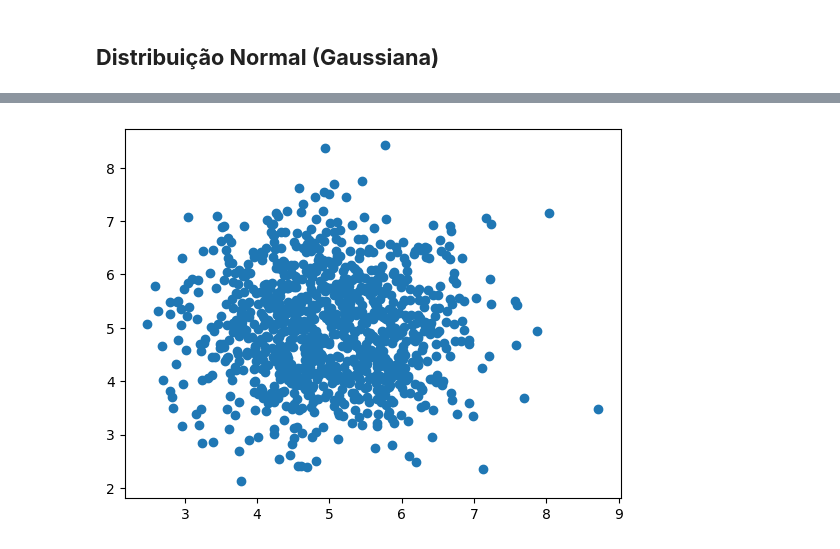
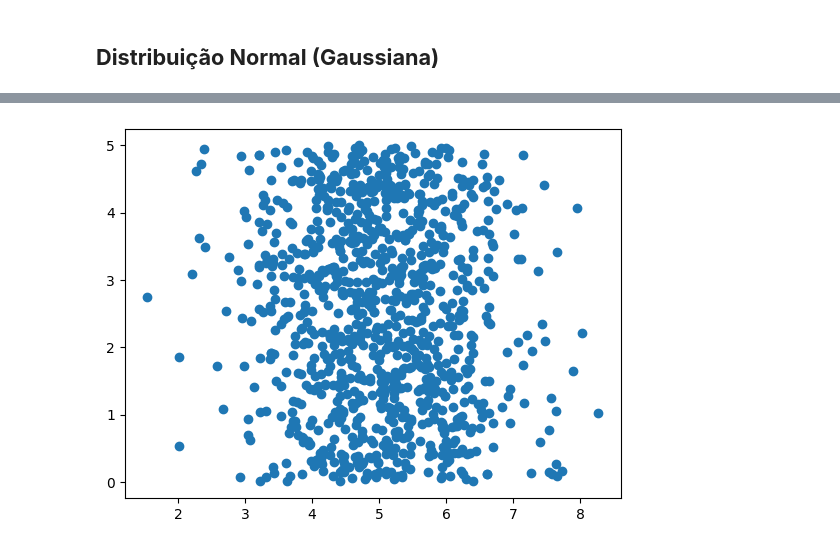
Before and after one commit to Joaohsd/artificial-intelligence, a Jupyter notebook: Materiais/Notebooks/Introducao/dataIntroduction.ipynb, the cells around one changed output, grey strips where cells are left out. Cells and saved outputs as stored; diff of their text form; code cells hidden in the pictures.

```diff
--- a/Materiais/Notebooks/Introducao/dataIntroduction.ipynb
+++ b/Materiais/Notebooks/Introducao/dataIntroduction.ipynb
@@ -69,16 +69,16 @@ A **distribuição normal** é uma das distribuições de probabilidade mais uti
 # %%
 import matplotlib.pyplot as plt
 
 # Criando duas variáveis aleatórias de 1000 amostras com distribuição gaussiana.
 # Esssa possui média 5 e desvio padrão 1
 
 x = numpy.random.normal(5.0, 1, 1000)
-y = numpy.random.normal(5.0, 1, 1000)
+y = numpy.random.uniform(0.0, 5.0, 1000)
 
 plt.scatter(x, y)
 plt.show()
 # %% [output]
-[figure, old version]
+[figure, new version]
 # %%
 import numpy
 import matplotlib.pyplot as plt
```
Also changed, not shown: parts of 3 cells of this notebook, 2 other files.
